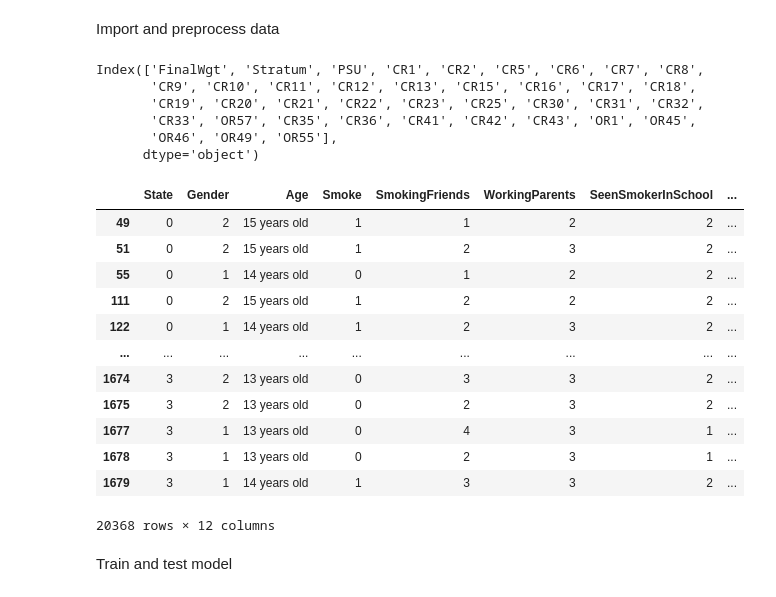
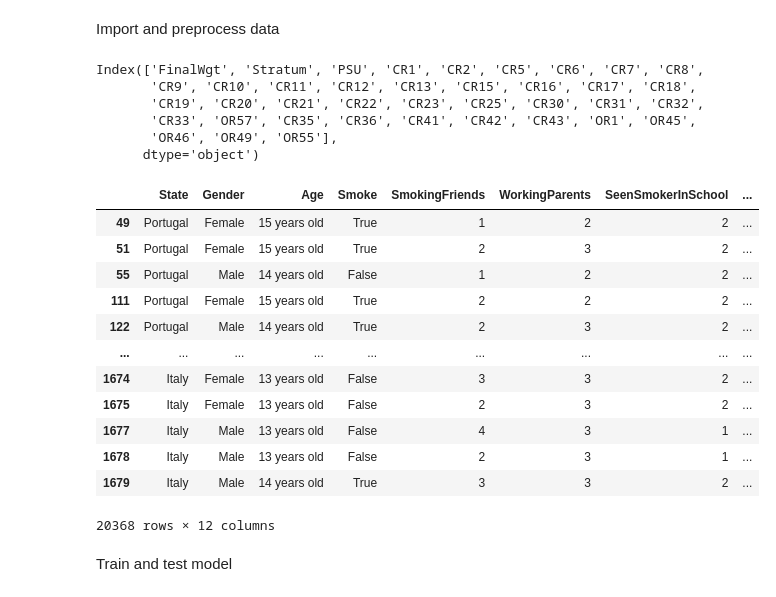
Before and after one commit to frazah/tobacco-analysis, a Jupyter notebook: src/notebooks/youth.ipynb, the cells around one changed output. Drawn from its saved outputs; the diff is of its cells as text; code cells hidden in the pictures.

```diff
--- a/src/notebooks/youth.ipynb
+++ b/src/notebooks/youth.ipynb
@@ -20,7 +19,6 @@ define some functions
 # %%
 def read_dataframes(folder_path):
     file_list = [f for f in os.listdir(folder_path) if f.endswith('.csv')]
-    file_list = file_list[2:]
     dataframes = {file: pd.read_csv(os.path.join(folder_path, file)) for file in file_list}
     return dataframes
 
@@ -36,8 +34,8 @@ def preprocess_dataframes(dataframes, common_columns):
     merged_df = pd.DataFrame()
     for i, (file, df) in enumerate(dataframes.items()):
         df = df[common_columns]
-        # df.insert(0, "State", file.split(" ")[2])
-        df.insert(0, "State", i)
+        df.insert(0, "State", file.split(" ")[2])
+        #df.insert(0, "State", i)
         merged_df = pd.concat([merged_df, df])
     return merged_df
 # %% [markdown]
@@ -73,13 +71,9 @@ merged_df.rename(columns={"CR6": "AgeFirstCigarette"}, inplace=True)
 
 
 # Keep only the desired columns
-# merged_df = merged_df[["State", "Gender", "Age", "Smoke", "SmokingParents", "SmokingFriends", "WorkingParents",
-#                        "SeenSmokerInSchool", "SeenSmokerInPublicPlace", "SeenSmokerInEnclosedPlace",
-#                        "SeenSmokerInHome", "TriedCigarette", "AgeFirstCigarette"]]
 merged_df = merged_df[["State", "Gender", "Age", "Smoke", "SmokingParents", "SmokingFriends", "WorkingParents",
                        "SeenSmokerInSchool", "SeenSmokerInPublicPlace", "SeenSmokerInEnclosedPlace",
                        "SeenSmokerInHome"]]
-# merged_df = merged_df[["State", "Gender", "Age", "Smoke", "SmokingParents", "SmokingFriends", "WorkingParents"]]
 
 # Drop rows with missing values
 merged_df = merged_df.dropna()
@@ -89,53 +83,48 @@ merged_df['SmokingMother'] = merged_df['SmokingParents'].apply(lambda x: True if
 merged_df = merged_df.drop(columns=['SmokingParents'])
 
 # Convert columns to categorical
-merged_df['State'] = merged_df['State'].astype('int').astype('category')
-merged_df["Gender"] = merged_df["Gender"].astype('int').astype('category')
-# merged_df["Age"] = merged_df["Age"].astype('int').astype('category')
+merged_df['State'] = merged_df['State'].astype('category')
+merged_df["Gender"] = merged_df["Gender"].astype('int').apply(lambda x: "Male" if x == 1 else "Female").astype('category')
 merged_df["Age"] = merged_df["Age"].astype('category')
 
-merged_df["Smoke"] = merged_df["Smoke"].astype('int').astype('category')
-#merged_df["SmokingParents"] = merged_df["SmokingParents"].astype('int').astype('category')
+merged_df["Smoke"] = merged_df["Smoke"].astype('int').astype('boolean')
 merged_df["SmokingFriends"] = merged_df["SmokingFriends"].astype('int').astype('category')
 merged_df["WorkingParents"] = merged_df["WorkingParents"].astype('int').astype('category')
 merged_df["SeenSmokerInSchool"] = merged_df["SeenSmokerInSchool"].astype('int').astype('category')
 merged_df["SeenSmokerInPublicPlace"] = merged_df["SeenSmokerInPublicPlace"].astype('int').astype('category')
 merged_df["SeenSmokerInEnclosedPlace"] = merged_df["SeenSmokerInEnclosedPlace"].astype('int').astype('category')
 merged_df["SeenSmokerInHome"] = merged_df["SeenSmokerInHome"].astype('int').astype('category')
-# merged_df["TriedCigarette"] = merged_df["TriedCigarette"].astype('category')
-# merged_df["AgeFirstCigarette"] = merged_df["AgeFirstCigarette"].astype('category')
 
 # Convert to boolean
 merged_df['SmokingFather'] = merged_df['SmokingFather'].astype('bool')
 merged_df['SmokingMother'] = merged_df['SmokingMother'].astype('bool')
 
 # Save the preprocessed dataframe to a CSV file
 merged_df.to_csv("../../data/processed/merged_GYTS.csv", index=False)
 
-
 # Remove the 17 and older age group
 # merged_df = merged_df[merged_df["Age"] != "17 years old or older"]
 
 merged_df
 # %% [output]
 Index(['FinalWgt', 'Stratum', 'PSU', 'CR1', 'CR2', 'CR5', 'CR6', 'CR7', 'CR8',
        'CR9', 'CR10', 'CR11', 'CR12', 'CR13', 'CR15', 'CR16', 'CR17', 'CR18',
        'CR19', 'CR20', 'CR21', 'CR22', 'CR23', 'CR25', 'CR30', 'CR31', 'CR32',
        'CR33', 'OR57', 'CR35', 'CR36', 'CR41', 'CR42', 'CR43', 'OR1', 'OR45',
        'OR46', 'OR49', 'OR55'],
       dtype='object')
 |  | State | Gender | Age | Smoke | SmokingFriends | WorkingParents | SeenSmokerInSchool | ... |
-| 49 | 0 | 2 | 15 years old | 1 | 1 | 2 | 2 | ... |
-| 51 | 0 | 2 | 15 years old | 1 | 2 | 3 | 2 | ... |
-| 55 | 0 | 1 | 14 years old | 0 | 1 | 2 | 2 | ... |
-| 111 | 0 | 2 | 15 years old | 1 | 2 | 2 | 2 | ... |
-| 122 | 0 | 1 | 14 years old | 1 | 2 | 3 | 2 | ... |
+| 49 | Portugal | Female | 15 years old | True | 1 | 2 | 2 | ... |
+| 51 | Portugal | Female | 15 years old | True | 2 | 3 | 2 | ... |
+| 55 | Portugal | Male | 14 years old | False | 1 | 2 | 2 | ... |
+| 111 | Portugal | Female | 15 years old | True | 2 | 2 | 2 | ... |
+| 122 | Portugal | Male | 14 years old | True | 2 | 3 | 2 | ... |
 | ... | ... | ... | ... | ... | ... | ... | ... | ... |
-| 1674 | 3 | 2 | 13 years old | 0 | 3 | 3 | 2 | ... |
-| 1675 | 3 | 2 | 13 years old | 0 | 2 | 3 | 2 | ... |
-| 1677 | 3 | 1 | 13 years old | 0 | 4 | 3 | 1 | ... |
-| 1678 | 3 | 1 | 13 years old | 0 | 2 | 3 | 1 | ... |
-| 1679 | 3 | 1 | 14 years old | 1 | 3 | 3 | 2 | ... |
+| 1674 | Italy | Female | 13 years old | False | 3 | 3 | 2 | ... |
+| 1675 | Italy | Female | 13 years old | False | 2 | 3 | 2 | ... |
+| 1677 | Italy | Male | 13 years old | False | 4 | 3 | 1 | ... |
+| 1678 | Italy | Male | 13 years old | False | 2 | 3 | 1 | ... |
+| 1679 | Italy | Male | 14 years old | True | 3 | 3 | 2 | ... |
 20368 rows × 12 columns
 # %% [markdown]
 Train and test model
```
Also changed, not shown: parts of 7 cells of this notebook, 5 other files.
